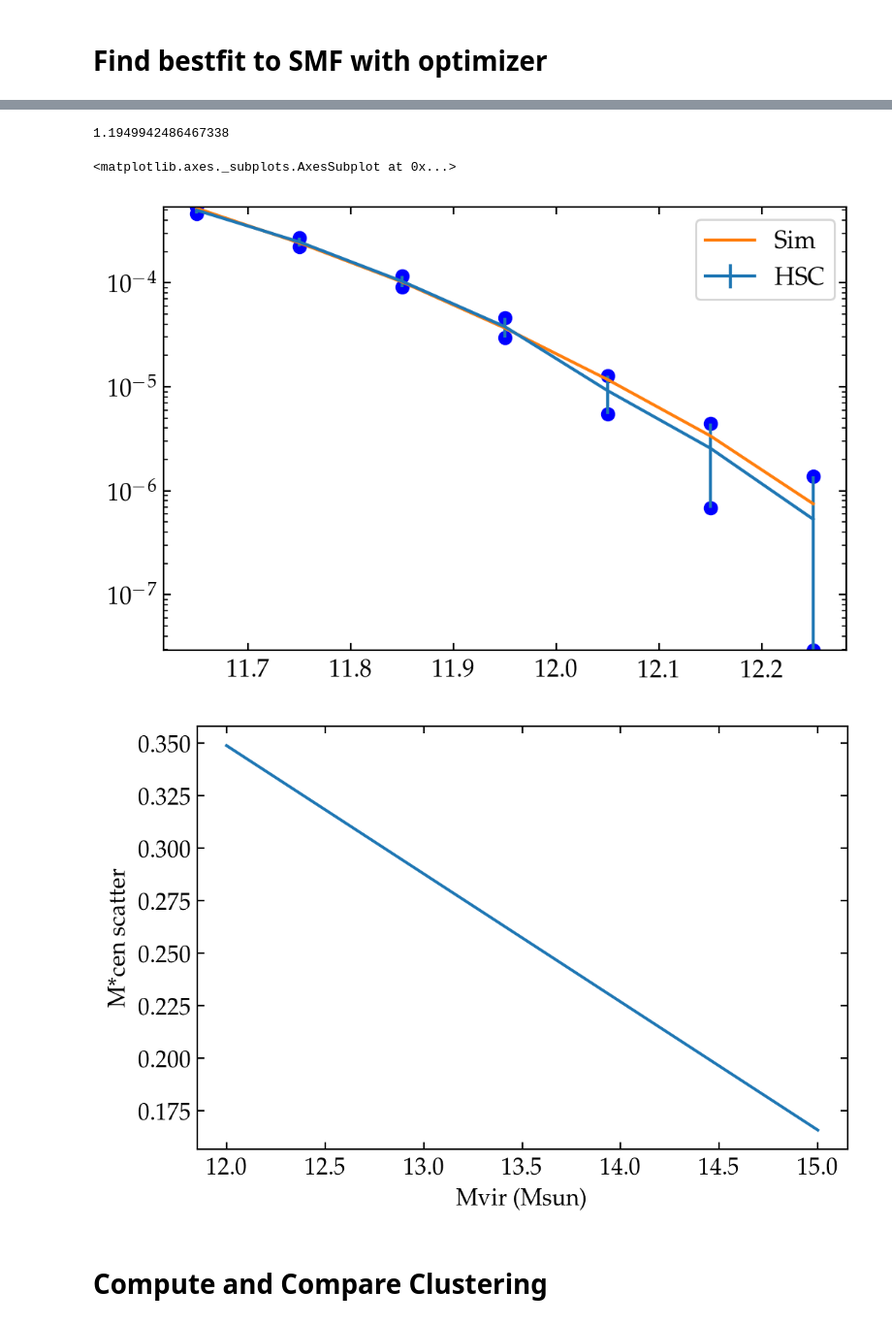
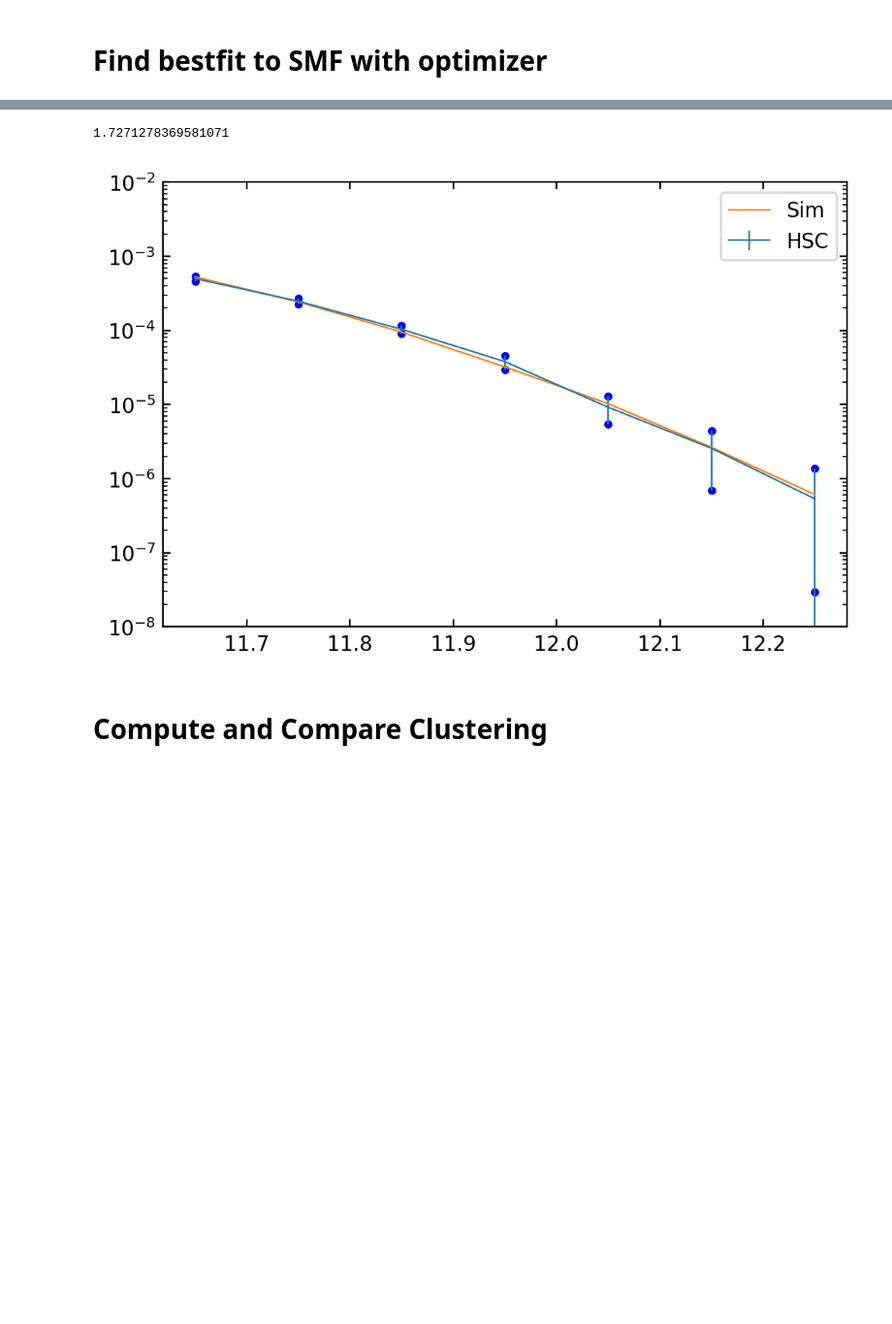
Before and after one commit to gsallabe/thesis_satellite_fraction, a Jupyter notebook: cb/main.ipynb, the cells around one changed output, grey strips where cells are left out. Shown: that part at 97% size. Drawn from its saved outputs; the diff is of its cells as text; code cells hidden in the pictures; blank space fills up the shorter version.

```diff
--- a/cb/main.ipynb
+++ b/cb/main.ipynb
@@ -71,20 +36,24 @@ sim_data, sim_size = d.load_mdpl()
 # %%
-obs_smf = d.load_smf()
-gals = d.load_hsc_gals()
+useMass = True
+if useMass:
+    # Starting params from https://redwoodforest.slack.com/files/U5WT8PBKN/FDD17SXN0/image.png
+    #params = [10**12.52, 10**10.91, 0.45, 0.6, 1.83] # m1, sm0, beta, delta, gamma
+    b_params = [12.52, 10.91, 0.45, 0.6, 1.83] # Fix beta and gamma
+    s_params = [-0.06, 1.08]
 
-# Starting params from https://redwoodforest.slack.com/files/U5WT8PBKN/FDD17SXN0/image.png
-#params = [10**12.52, 10**10.91, 0.45, 0.6, 1.83] # m1, sm0, beta, delta, gamma
-b_params = [12.52, 10.91, 0.6] # Fix beta and gamma
-s_params = [-0.06, 1.08]
+    # Bestfir from MDPL without clustering
+    best_fit = [12.46178498, 10.87987102,  0.45690214,  0.636816,    1.87057079, -0.0614553,   1.07878507]
 
-# array([12.4506438 , 10.88120647,  0.61182347, -0.0612849 ,  1.07830828])
-# Best from mdpl but something is wrong with clustering
-b_params = [12.4506438 , 10.88120647,  0.64241464]
-s_params = [-0.0612849 ,  1.07830828]
+    x_field = "halo_mvir" # Note that for Mdpl this is mpeak
+else:
+    # Best when I think I have the wrong mpc/h fix
+    b_params = [ 2.44660736e-01,  9.61282490e+00,  7.76096468e-03,  2.62252235e-01,  1.03957873e+01]
+    s_params = [1.06094865e-02, -2.35296184e-02]
 
-# Best when I think I have the wrong mpc/h fix
-#b_params = [13.29021731, 10.84259742,  0.62103008]
-#s_params = [-0.0594887 ,  1.11534259]
+    x_field = "Vmax@Mpeak"
+
+#b_params_v = [0.118, 9.81, 0.45, 0.237, 1.83]
+#s_params_v = [0.20, 0]
 # %% [markdown]
 ## Sanity check data
 # %%
@@ -263,2 +151,7 @@ ax.plot(sampler.flatlnprobability)
 # %% [markdown]
 # Find bestfit to SMF with optimizer
+# %%
+cen_cuts = (11.65, 12.5)
+sat_cuts = (11.55, 11.65)
+
+obs_clust, _ = c.compute_hsc_clustering(gals, cen_cuts, sat_cuts)
@@ -265,11 +160,13 @@ ax.plot(sampler.flatlnprobability)
 # %%
 params = b_params + s_params
+
 res = scipy.optimize.minimize(
-    l.single_step_avg,
+    l.compute_chi2_n,
     x0 = params,
-    args=(sim_data, obs_smf, sim_size, 1),
+    args=(sim_data, obs_smf, obs_clust, sim_size, cen_cuts, sat_cuts, x_field, 1),
     method="Nelder-Mead",
     tol=1,
 )
 assert res.success == True
+best_fit = res.x
 # %% [output]
@@ -293,11 +191,9 @@ assert res.success == True
-# %%
-best_p = res.x
-p.plot_smfs(sim_data, obs_smf, best_p[:3], best_p[3:], sim_size)
-p.plot_scatter(best_p[3:])
-# %% [output]
-1.1949942486467338
-<matplotlib.axes._subplots.AxesSubplot at 0x...>
-[figure, removed]
-[figure, removed]
+# %%
+#ax = p.plot_smfs(sim_data, obs_smf, best_p[:5] + np.array([0.06, 0.1, 0.0001, 0.001, -0.4]), best_p[5:] + np.array([0.01, 0]), sim_size, "Vmax@Mpeak")
+ax = p.plot_smfs(sim_data, obs_smf, best_fit[:5], best_fit[5:], sim_size, x_field)
+ax.set(ylim=(1e-8, 1e-2));
+# %% [output]
+1.7271278369581071
+[figure, added]
 # %% [markdown]
 # Compute and Compare Clustering
```
Also changed, not shown: parts of 21 cells of this notebook, 5 other files.
